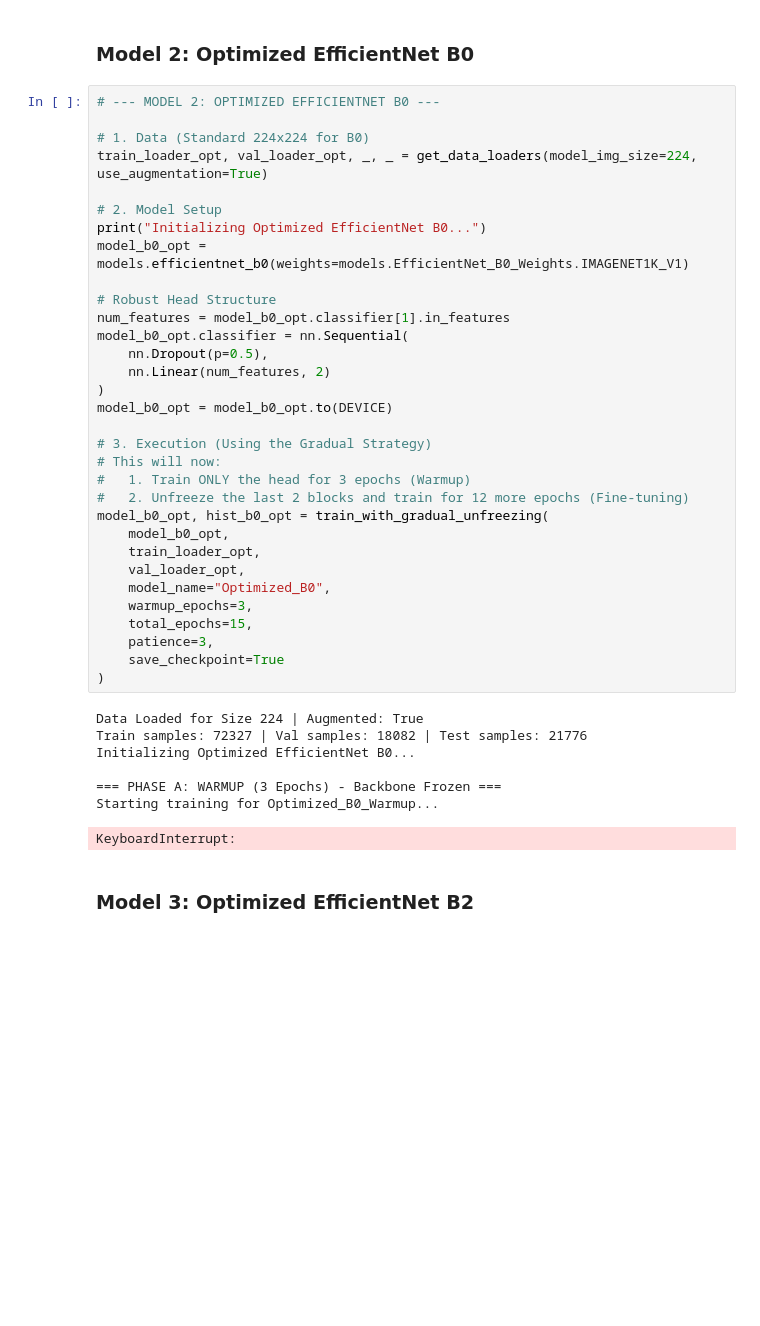
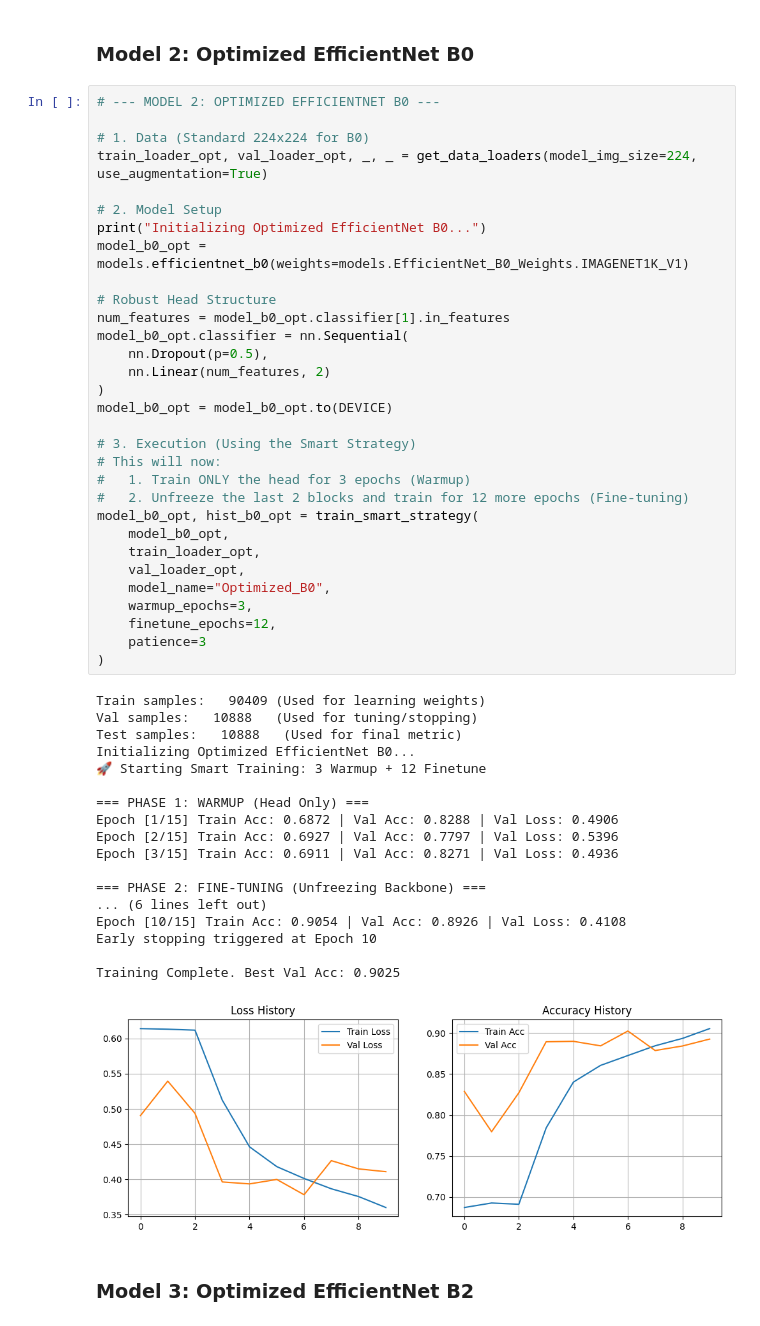
Before and after one commit to andrewbejjani/DeepFakeDetection, a Jupyter notebook: main.ipynb, the cells around one changed output. Drawn from its saved outputs; the diff is of its cells as text; blank space fills up the shorter version.

```diff
--- a/main.ipynb
+++ b/main.ipynb
@@ -400,43 +516,53 @@ KeyboardInterrupt:
 # %%
 # --- MODEL 2: OPTIMIZED EFFICIENTNET B0 ---
 
 # 1. Data (Standard 224x224 for B0)
 train_loader_opt, val_loader_opt, _, _ = get_data_loaders(model_img_size=224, use_augmentation=True)
 
 # 2. Model Setup
 print("Initializing Optimized EfficientNet B0...")
 model_b0_opt = models.efficientnet_b0(weights=models.EfficientNet_B0_Weights.IMAGENET1K_V1)
 
 # Robust Head Structure
 num_features = model_b0_opt.classifier[1].in_features
 model_b0_opt.classifier = nn.Sequential(
     nn.Dropout(p=0.5),
     nn.Linear(num_features, 2)
 )
 model_b0_opt = model_b0_opt.to(DEVICE)
 
-# 3. Execution (Using the Gradual Strategy)
+# 3. Execution (Using the Smart Strategy)
 # This will now:
 #   1. Train ONLY the head for 3 epochs (Warmup)
 #   2. Unfreeze the last 2 blocks and train for 12 more epochs (Fine-tuning)
-model_b0_opt, hist_b0_opt = train_with_gradual_unfreezing(
+model_b0_opt, hist_b0_opt = train_smart_strategy(
     model_b0_opt,
     train_loader_opt,
     val_loader_opt,
     model_name="Optimized_B0",
     warmup_epochs=3,
-    total_epochs=15,
-    patience=3,
-    save_checkpoint=True
+    finetune_epochs=12,
+    patience=3
 )
 # %% [output]
-Data Loaded for Size 224 | Augmented: True
-Train samples: 72327 | Val samples: 18082 | Test samples: 21776
+Train samples:   90409 (Used for learning weights)
+Val samples:   10888   (Used for tuning/stopping)
+Test samples:   10888   (Used for final metric)
 Initializing Optimized EfficientNet B0...
+🚀 Starting Smart Training: 3 Warmup + 12 Finetune
 
-=== PHASE A: WARMUP (3 Epochs) - Backbone Frozen ===
-Starting training for Optimized_B0_Warmup...
+=== PHASE 1: WARMUP (Head Only) ===
+Epoch [1/15] Train Acc: 0.6872 | Val Acc: 0.8288 | Val Loss: 0.4906
+Epoch [2/15] Train Acc: 0.6927 | Val Acc: 0.7797 | Val Loss: 0.5396
+Epoch [3/15] Train Acc: 0.6911 | Val Acc: 0.8271 | Val Loss: 0.4936
+
+=== PHASE 2: FINE-TUNING (Unfreezing Backbone) ===
+... (6 lines left out)
+Epoch [10/15] Train Acc: 0.9054 | Val Acc: 0.8926 | Val Loss: 0.4108
+Early stopping triggered at Epoch 10
+
+Training Complete. Best Val Acc: 0.9025
-KeyboardInterrupt:
+[figure, added]
 # %% [markdown]
 ### Model 3: Optimized EfficientNet B2
 # %%
```
Also changed, not shown: parts of 9 cells of this notebook, 4 other files.
